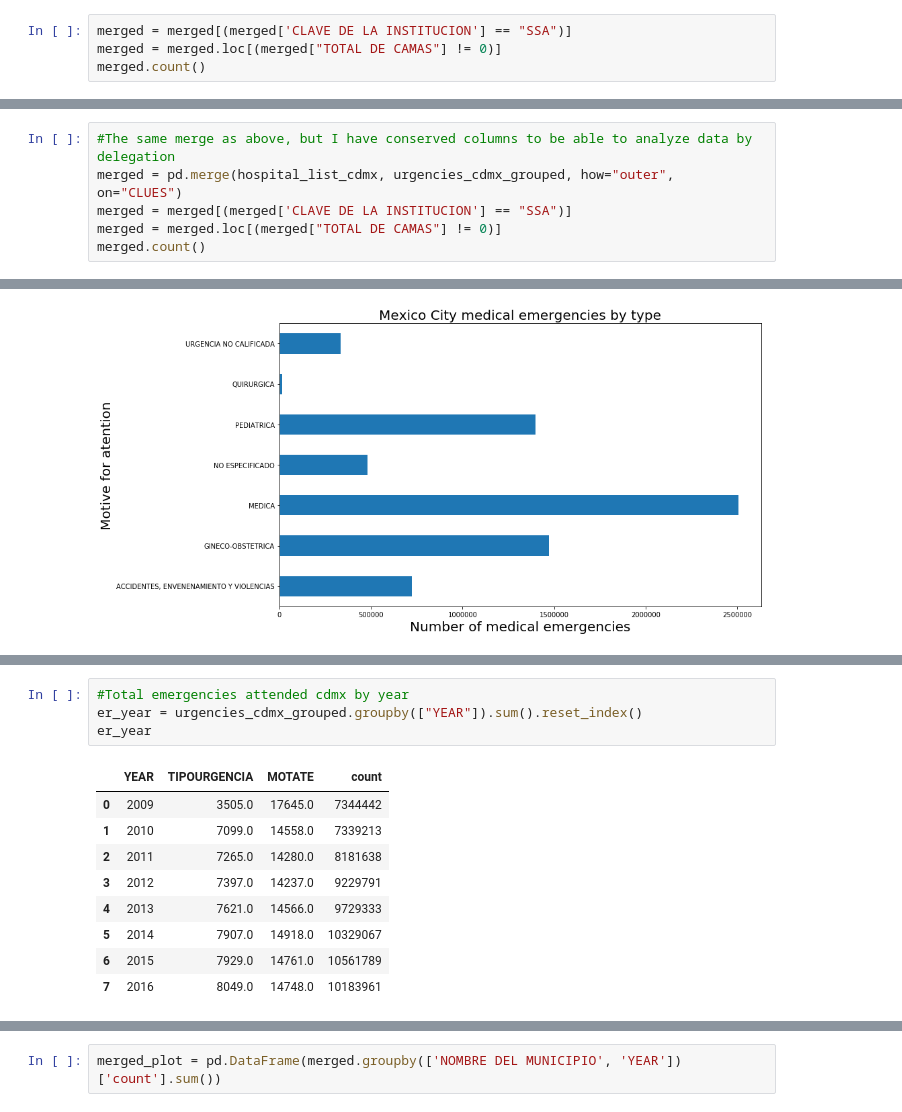
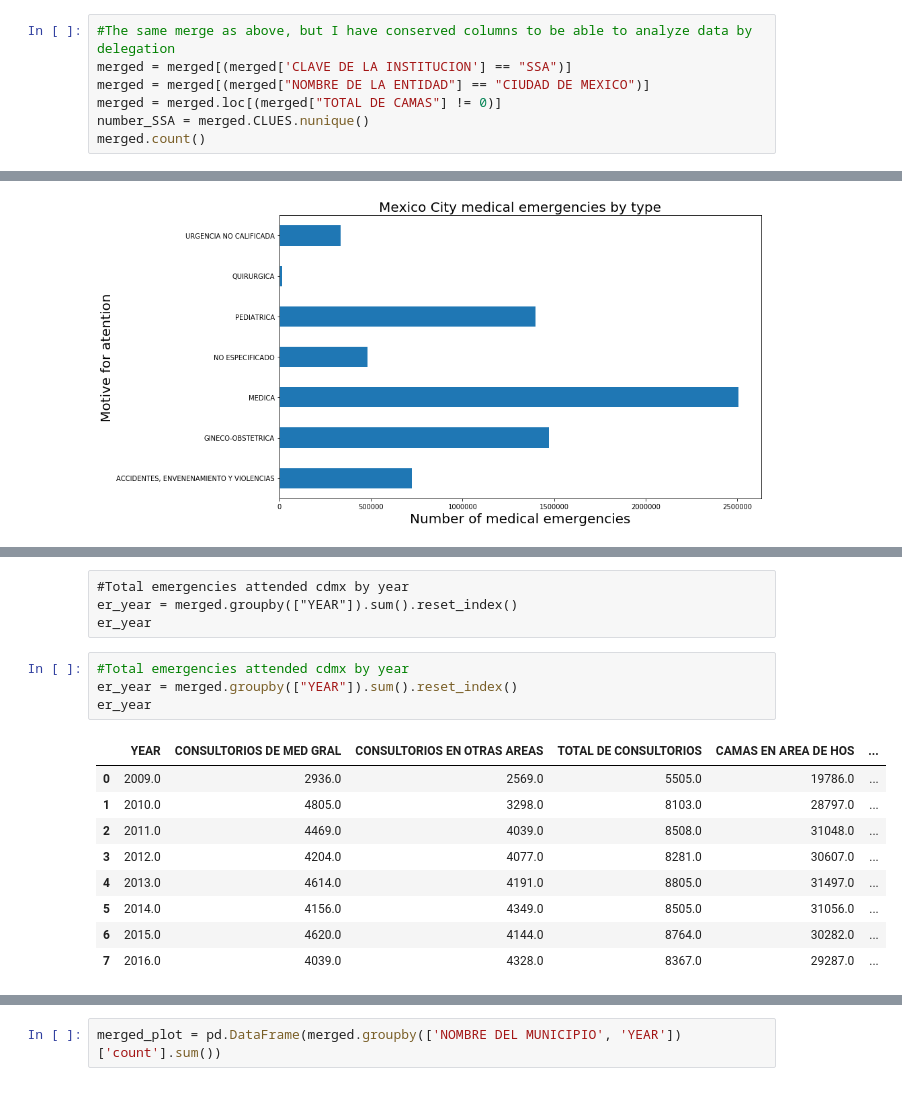
Before and after one commit to JoannePeel/healthcare-data-analysis, a Jupyter notebook: main.ipynb, the cells around one changed output, grey strips where cells are left out. Saved outputs shown, nothing was run; the diff lists cells and outputs as text.

```diff
--- a/main.ipynb
+++ b/main.ipynb
@@ -992,8 +994,11 @@ merged.head()
 | 4 | DFCIJ000052 | CIUDAD DE MEXICO | BENITO JUÁREZ | BENITO JUAREZ | BENITO JUÁREZ | ... |
 5 rows × 21 columns
 # %%
+#The same merge as above, but I have conserved columns to be able to analyze data by delegation
 merged = merged[(merged['CLAVE DE LA INSTITUCION'] == "SSA")]
+merged = merged[(merged["NOMBRE DE LA ENTIDAD"] == "CIUDAD DE MEXICO")]
 merged = merged.loc[(merged["TOTAL DE CAMAS"] != 0)]
+number_SSA = merged.CLUES.nunique()
 merged.count()
 # %% [output]
 CLUES                          2191
@@ -1013,9 +1018,3 @@ count                          2173
 TIPOURGENCIA_V                 2125
 MOTATE_V                       2173
 dtype: int64
-# %%
-#The same merge as above, but I have conserved columns to be able to analyze data by delegation
-merged = pd.merge(hospital_list_cdmx, urgencies_cdmx_grouped, how="outer", on="CLUES")
-merged = merged[(merged['CLAVE DE LA INSTITUCION'] == "SSA")]
-merged = merged.loc[(merged["TOTAL DE CAMAS"] != 0)]
-merged.count()
@@ -1106,17 +1106,21 @@ plt.show()
+# %% [raw]
+#Total emergencies attended cdmx by year
+er_year = merged.groupby(["YEAR"]).sum().reset_index()
+er_year
 # %%
 #Total emergencies attended cdmx by year
-er_year = urgencies_cdmx_grouped.groupby(["YEAR"]).sum().reset_index()
+er_year = merged.groupby(["YEAR"]).sum().reset_index()
 er_year
 # %% [output]
-|  | YEAR | TIPOURGENCIA | MOTATE | count |
-| 0 | 2009 | 3505.0 | 17645.0 | 7344442 |
-| 1 | 2010 | 7099.0 | 14558.0 | 7339213 |
-| 2 | 2011 | 7265.0 | 14280.0 | 8181638 |
-| 3 | 2012 | 7397.0 | 14237.0 | 9229791 |
-| 4 | 2013 | 7621.0 | 14566.0 | 9729333 |
-| 5 | 2014 | 7907.0 | 14918.0 | 10329067 |
-| 6 | 2015 | 7929.0 | 14761.0 | 10561789 |
-| 7 | 2016 | 8049.0 | 14748.0 | 10183961 |
+|  | YEAR | CONSULTORIOS DE MED GRAL | CONSULTORIOS EN OTRAS AREAS | TOTAL DE CONSULTORIOS | CAMAS EN AREA DE HOS | ... |
+| 0 | 2009.0 | 2936.0 | 2569.0 | 5505.0 | 19786.0 | ... |
+| 1 | 2010.0 | 4805.0 | 3298.0 | 8103.0 | 28797.0 | ... |
+| 2 | 2011.0 | 4469.0 | 4039.0 | 8508.0 | 31048.0 | ... |
+| 3 | 2012.0 | 4204.0 | 4077.0 | 8281.0 | 30607.0 | ... |
+| 4 | 2013.0 | 4614.0 | 4191.0 | 8805.0 | 31497.0 | ... |
+| 5 | 2014.0 | 4156.0 | 4349.0 | 8505.0 | 31056.0 | ... |
+| 6 | 2015.0 | 4620.0 | 4144.0 | 8764.0 | 30282.0 | ... |
+| 7 | 2016.0 | 4039.0 | 4328.0 | 8367.0 | 29287.0 | ... |
 # %%
 x_axis = np.arange(len(er_year))
 tick_locations = [value+0 for value in x_axis]
```
Also changed, not shown: parts of 11 cells of this notebook, 4 other files.
